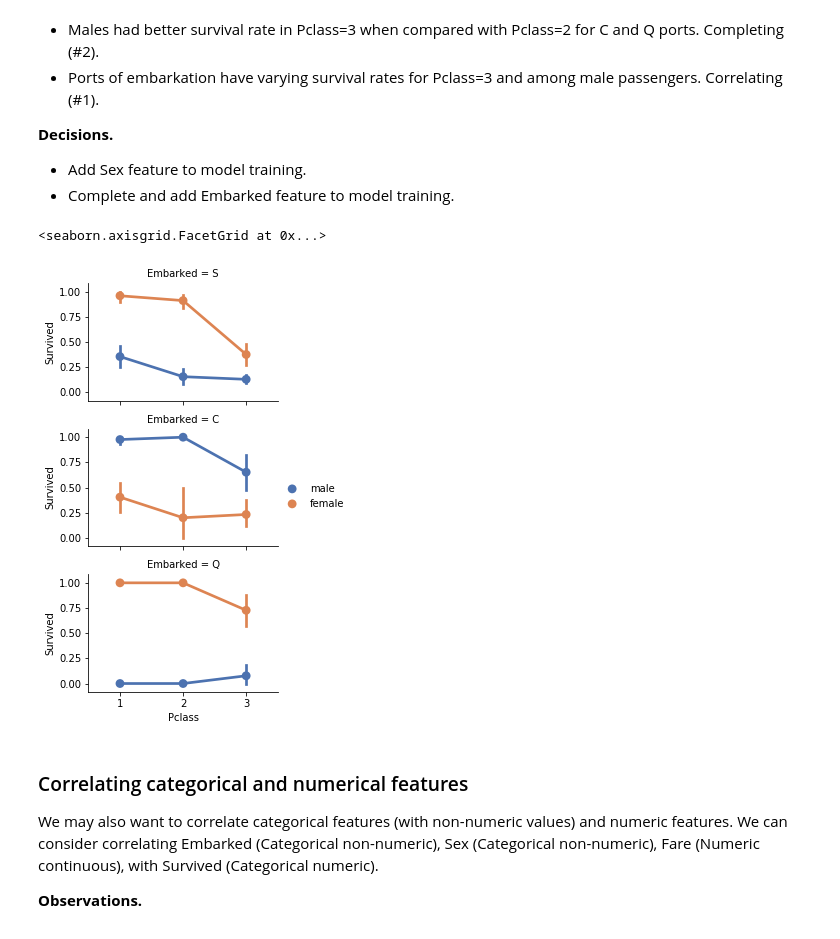
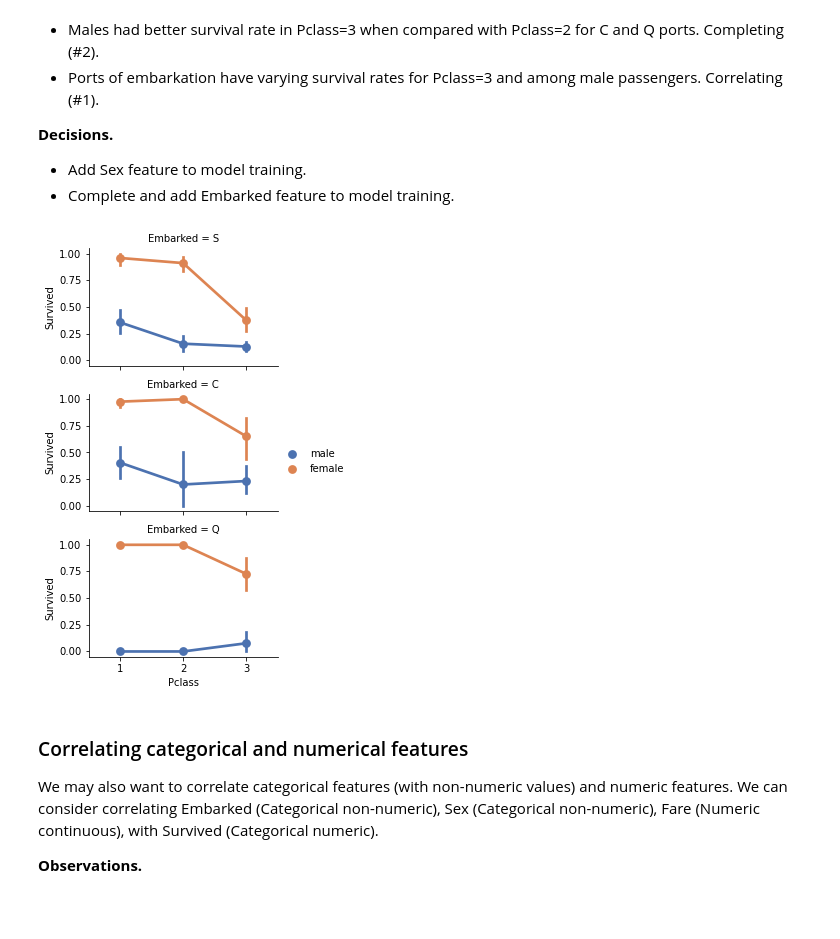
Before and after one commit to soumikg08/Titanic_Data, a Jupyter notebook: titanic-data-science-solutions.ipynb, the cells around one changed output. Saved outputs shown, nothing was run; the diff lists cells and outputs as text; code cells hidden in the pictures.

```diff
--- a/titanic-data-science-solutions.ipynb
+++ b/titanic-data-science-solutions.ipynb
@@ -429,12 +567,13 @@ Now we can correlate categorical features with our solution goal.
 - Complete and add Embarked feature to model training.
 # %%
 # grid = sns.FacetGrid(train_df, col='Embarked')
-grid = sns.FacetGrid(train_df, row='Embarked', size=2.2, aspect=1.6)
-grid.map(sns.pointplot, 'Pclass', 'Survived', 'Sex', palette='deep')
+grid = sns.FacetGrid(train_df, row='Embarked', height=2.2, aspect=1.6)
+grid.map(sns.pointplot, 'Pclass', 'Survived', 'Sex', palette='deep',
+    order=[1,2,3], hue_order=["male","female"])
 grid.add_legend()
+plt.show()
 # %% [output]
-<seaborn.axisgrid.FacetGrid at 0x...>
-[figure, old version]
+[figure, new version]
 # %% [markdown]
 ### Correlating categorical and numerical features
 
```
Also changed, not shown: parts of 42 cells of this notebook.
